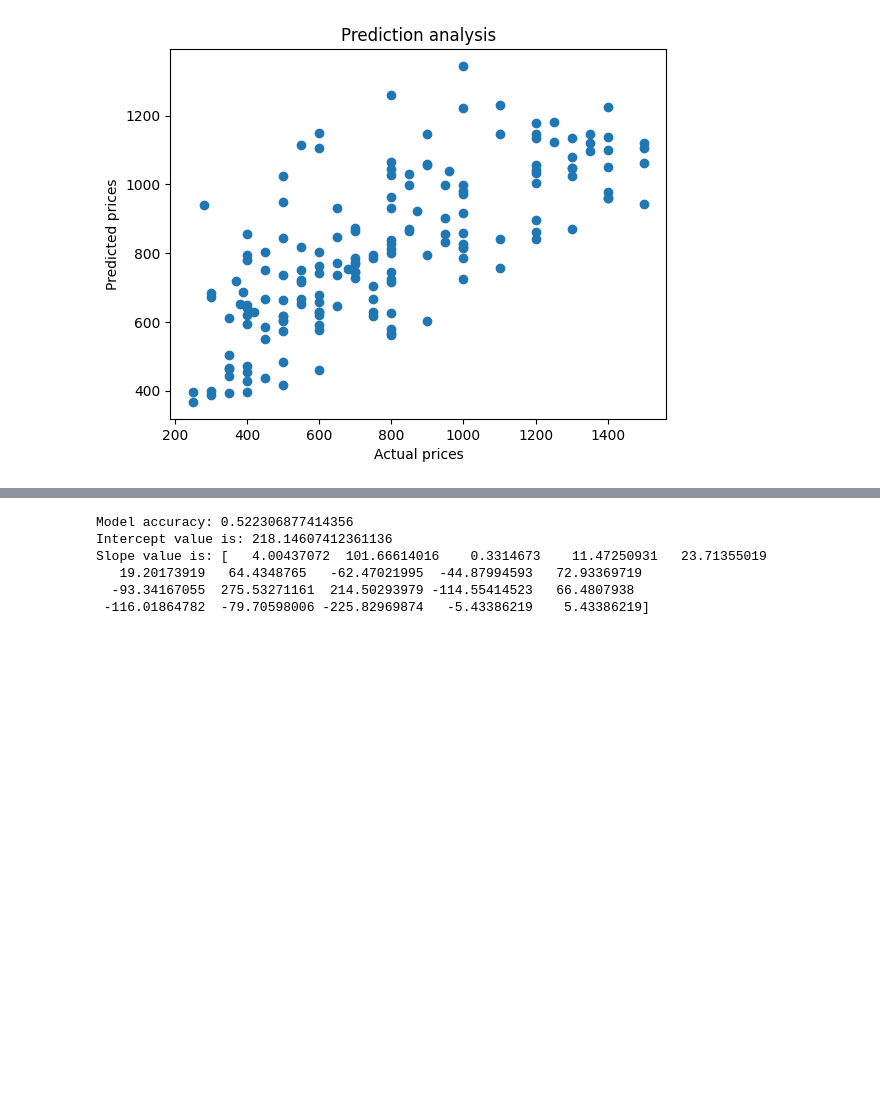
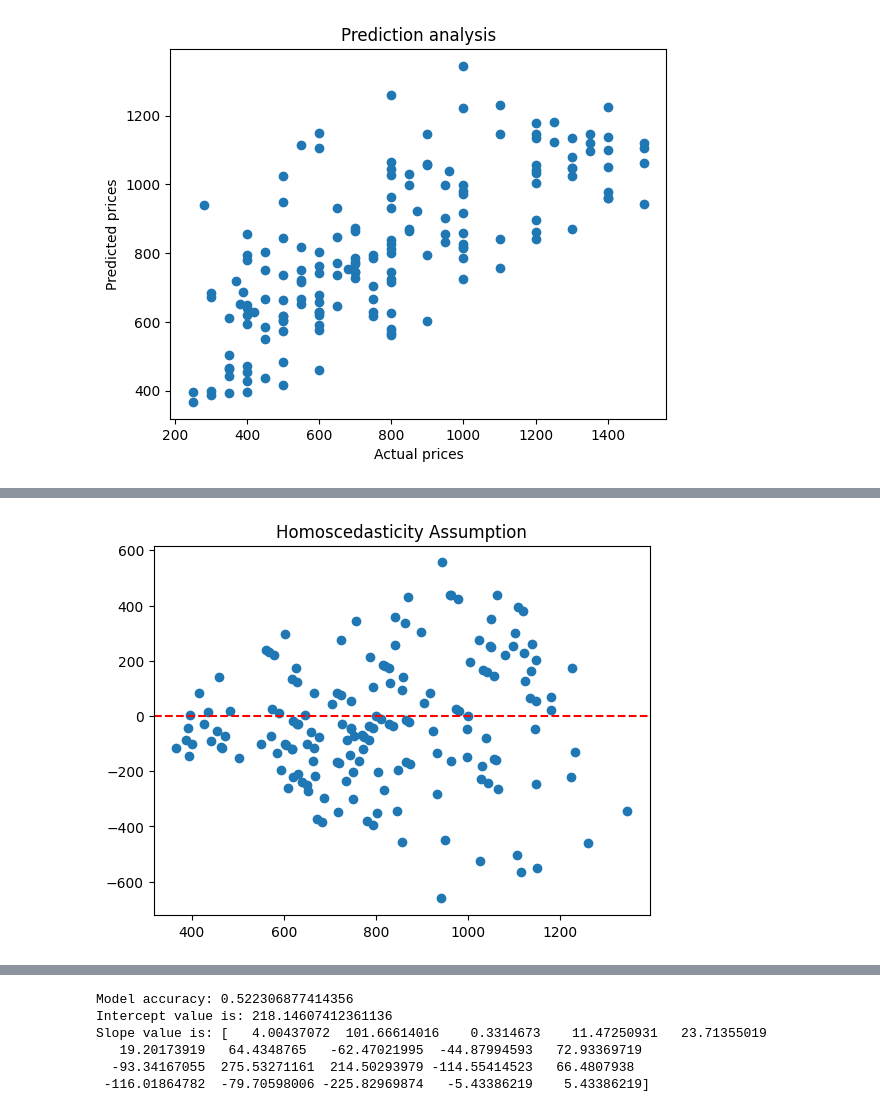
Before and after one commit to dvd998/apartment-data-analysis, a Jupyter notebook: linear-regr.ipynb, the cells around one changed output, grey strips where cells are left out. Saved outputs shown, nothing was run; the diff lists cells and outputs as text; code cells hidden in the pictures; blank space fills up the shorter version.

```diff
--- a/linear-regr.ipynb
+++ b/linear-regr.ipynb
@@ -45 +70,9 @@ plt.show()
+# %%
+#Homoscedasticity Assumption
+plt.scatter(y_predict, residuals)
+plt.title("Homoscedasticity Assumption")
+plt.axhline(y=0, color='r', linestyle="dashed")
+plt.show()
+# %% [output]
+[figure, added]
 # %% [markdown]
```
Also changed, not shown: parts of 6 cells of this notebook, 2 other files.
